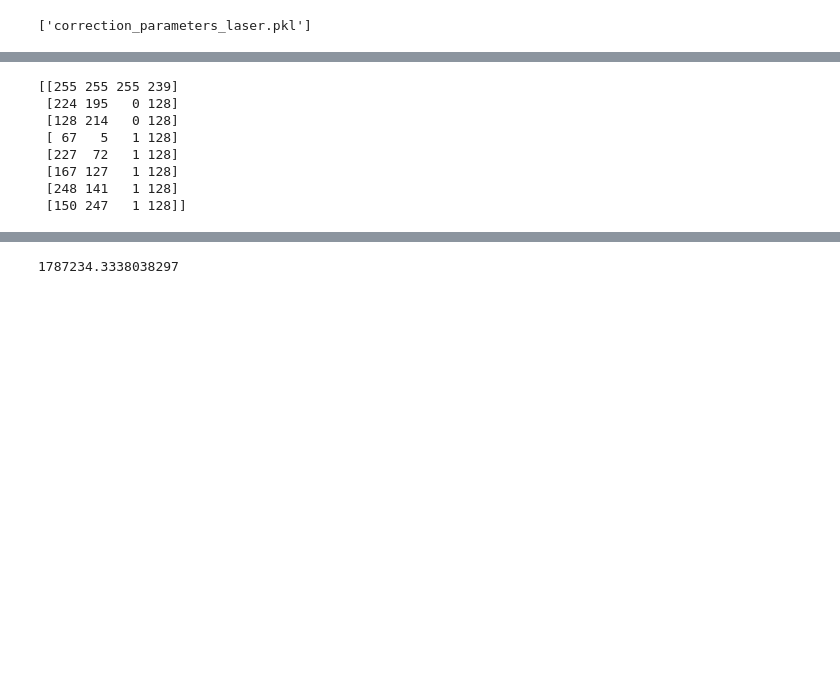
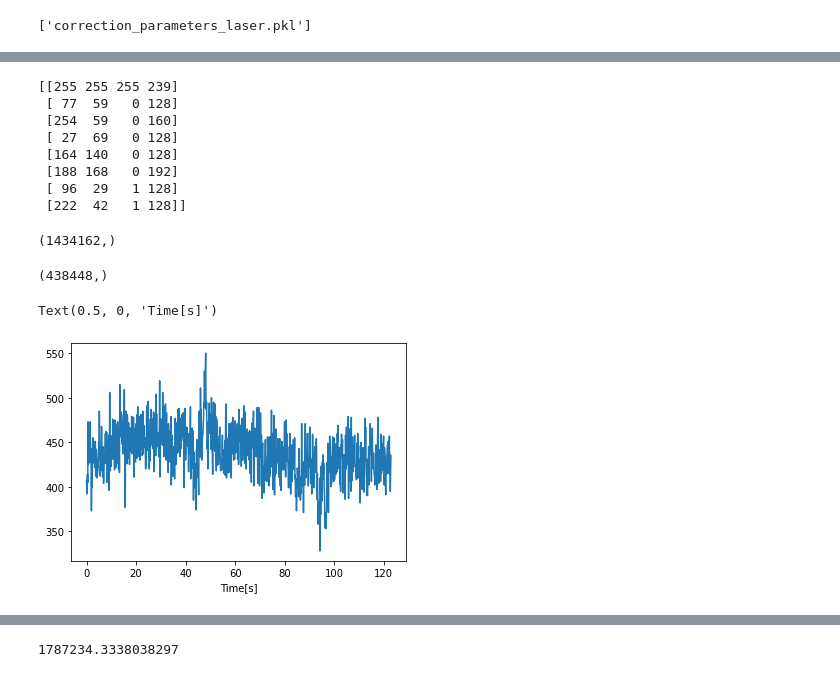
Before and after one commit to pawlowska/stage-control, a Jupyter notebook: SPAD TRIGGER TRANSLATOR VERSION 6.2020.ipynb, the cells around one changed output, grey strips where cells are left out. Drawn from its saved outputs; the diff is of its cells as text; code cells hidden in the pictures; blank space fills up the shorter version.

```diff
--- a/SPAD TRIGGER TRANSLATOR VERSION 6.2020.ipynb
+++ b/SPAD TRIGGER TRANSLATOR VERSION 6.2020.ipynb
@@ -421,14 +439,32 @@ for i in range(23):
 ... (34 outputs left out)
 # %%
-val_addr, val_timestamps  = upload_file(data_folder="./data/NANOspad/2020.07/",filename = "alexa_no_scan_8_7_2020_nr2")
+val_addr, val_timestamps  = upload_file(data_folder="./data/NANOspad/2020.09/",filename = "single_atto_647_01_9_AM_v9_80mhz_250nW_h2o")
 counts_detec=detector_intensity(val_addr)
 val_time=time_unwrap(val_timestamps)
 # %% [output]
 [[255 255 255 239]
- [224 195   0 128]
- [128 214   0 128]
- [ 67   5   1 128]
- [227  72   1 128]
- [167 127   1 128]
- [248 141   1 128]
- [150 247   1 128]]
+ [ 77  59   0 128]
+ [254  59   0 160]
+ [ 27  69   0 128]
+ [164 140   0 128]
+ [188 168   0 192]
+ [ 96  29   1 128]
+ [222  42   1 128]]
+# %%
+val_addr.T[0].shape
+# %% [output]
+(1434162,)
+# %%
+T=(time_unwrap(val_timestamps))
+T=T[val_addr.T[0]!=0]
+# %%
+T.shape
+# %% [output]
+(438448,)
+# %%
+t1= np.histogram(T,bins = 1000)
+plt.plot(np.linspace(0,T.max()*1e-8,1000),t1[0])
+plt.xlabel('Time[s]')
+# %% [output]
+Text(0.5, 0, 'Time[s]')
+[figure, added]
```
Also changed, not shown: parts of 30 cells of this notebook, 2 other files.
